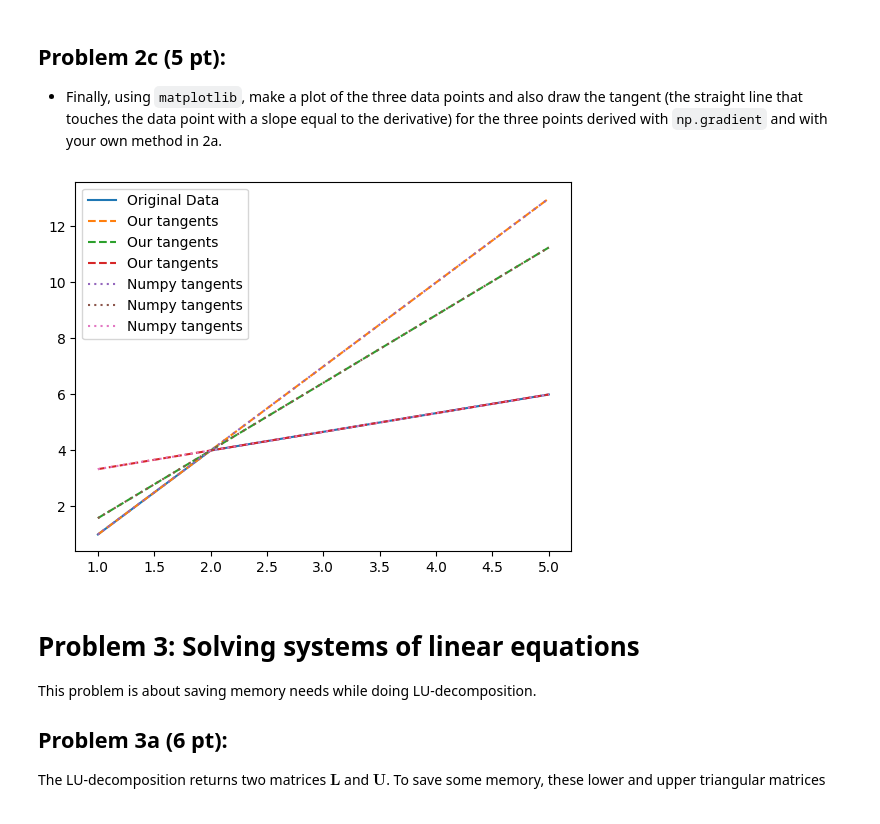
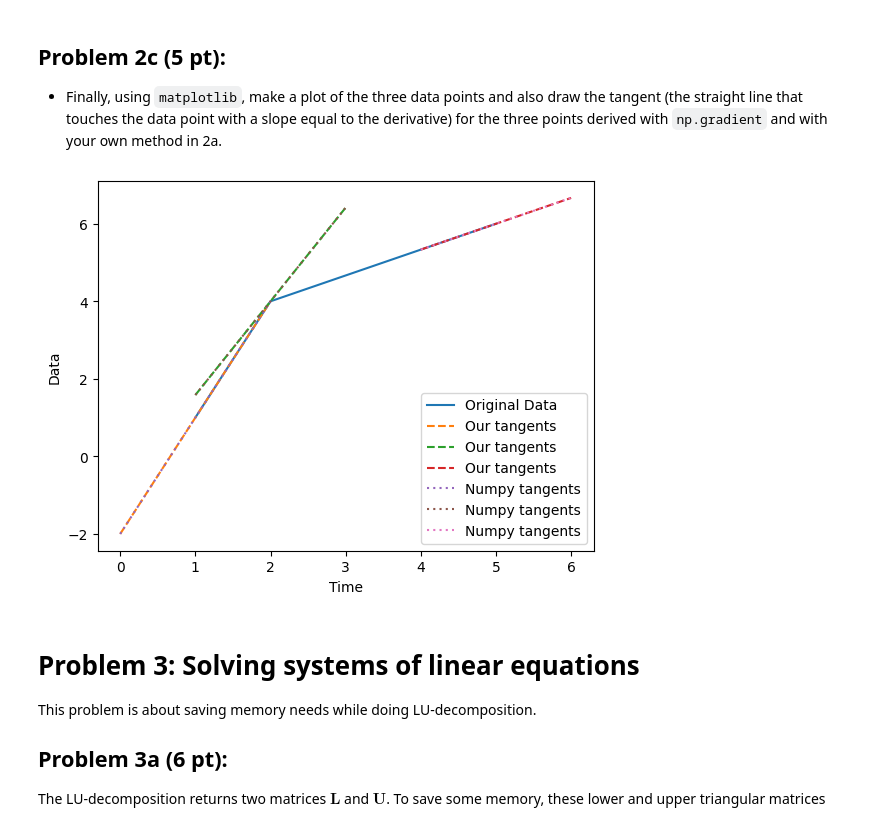
Before and after one commit to ufotermiten/Final_LP4, a Jupyter notebook: LP4_final_Group045.ipynb, the cells around one changed output. Saved outputs shown, nothing was run; the diff lists cells and outputs as text; code cells hidden in the pictures.

```diff
--- a/LP4_final_Group045.ipynb
+++ b/LP4_final_Group045.ipynb
@@ -111,18 +111,21 @@ YOUR ANSWER HERE
 # %%
 # YOUR CODE HERE
 
 
 
 plt.plot(t,data ,label = 'Original Data')
-x= np.linspace(t[0],t[2])
-for i in range(3):
+for i in range(3): #Our
+    x = np.linspace(t[i]-1,t[i]+1)
     plt.plot(x,q[i]*x + data[i]-t[i]*q[i],'--',label='Our tangents')
-for i in range(3):
+for i in range(3):#Numpy
+    x = np.linspace(t[i]-1,t[i]+1)
     plt.plot(x,numpy_q[i]*x + data[i]-t[i]*numpy_q[i],'--',linestyle = (0, (1, 2)),label='Numpy tangents')
 plt.legend()
+plt.xlabel('Time')
+plt.ylabel('Data')
 plt.show()
 # %% [output]
-[figure, old version]
+[figure, new version]
 # %% [markdown]
 # Problem 3: Solving systems of linear equations
 
```
Also changed, not shown: parts of 3 cells of this notebook.
